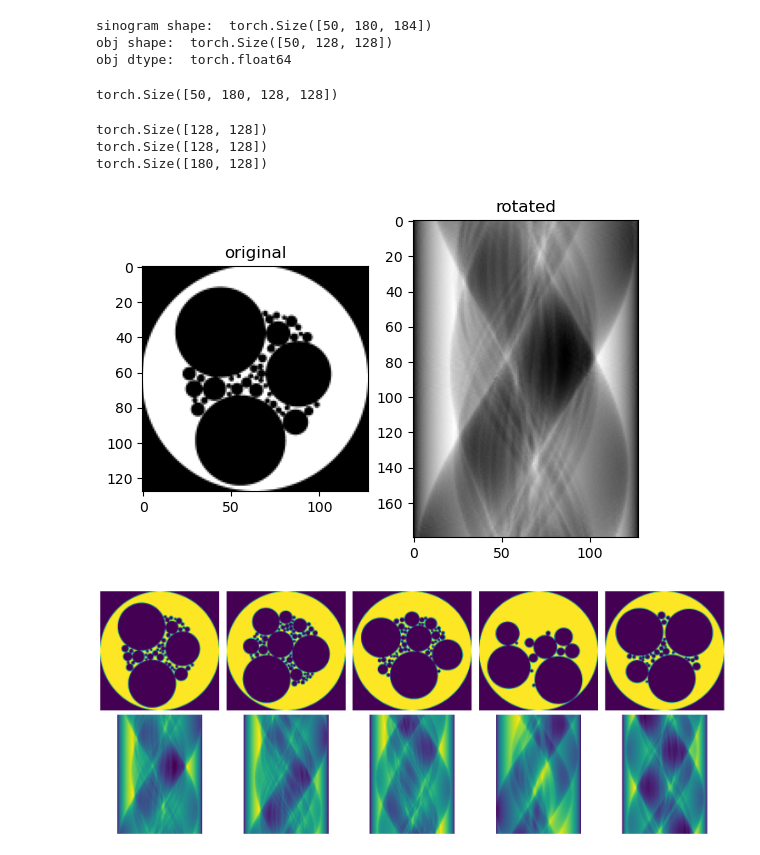
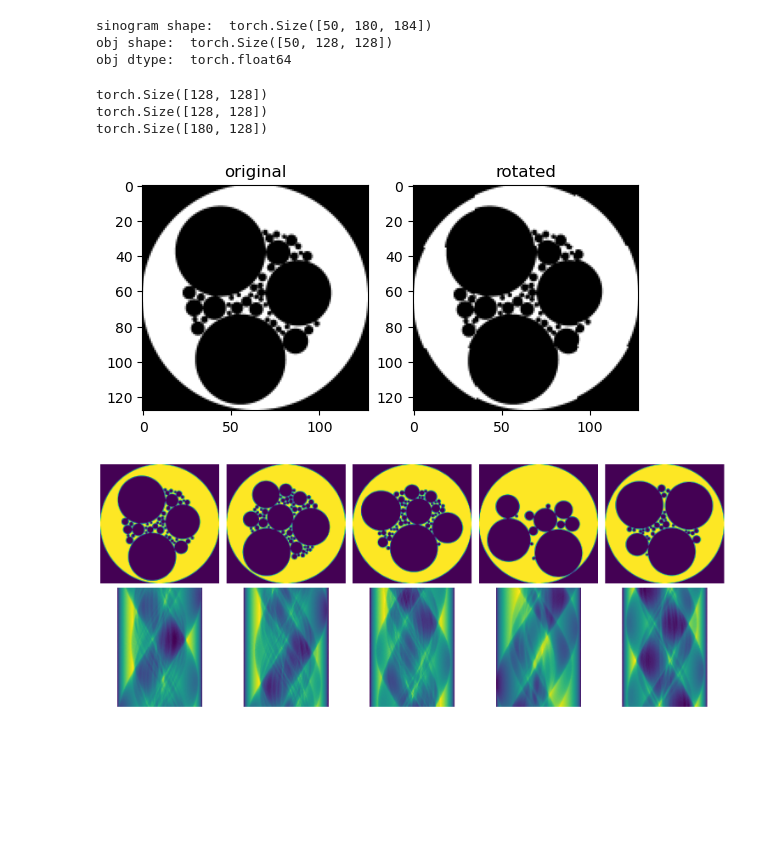
Before and after one commit to vganapati/CT_PVAE, a Jupyter notebook: radon_torch/TorchRadon.ipynb, the cells around one changed output. Drawn from its saved outputs; the diff is of its cells as text; code cells hidden in the pictures; blank space fills up the shorter version.

```diff
--- a/radon_torch/TorchRadon.ipynb
+++ b/radon_torch/TorchRadon.ipynb
@@ -49,14 +55,14 @@ class ImageRotator(nn.Module):
 
     def forward(self, image_batch, angles):
         # Check input shapes
-        assert len(image_batch.shape) == 4, "Invalid image_batch shape. Expected (n, c, x, y)."
+        assert len(image_batch.shape) == 4, "Invalid image_batch shape. Expected (n, c, y, x)."
         assert len(angles.shape) == 1, "Invalid angles shape. Expected (k,)."
 
-        n, c, x, y = image_batch.shape
+        n, c, y, x = image_batch.shape
         k = angles.shape[0]
 
         # Initialize a tensor to store the rotated images
-        rotated_imgs = torch.zeros((n, k, x, y), device=image_batch.device)
+        rotated_imgs = torch.zeros((n, k, y, x), device=image_batch.device)
 
         for i in range(n):
             image = image_batch[i]  # Get current image
@@ -71,9 +77,9 @@ class ImgToSinogram(nn.Module):
 
     def forward(self, image_batch):
         # Check input shape
-        assert len(image_batch.shape) == 4, "Invalid image_batch shape. Expected (n, k, x, y)."
+        assert len(image_batch.shape) == 4, "Invalid image_batch shape. Expected (n, k, y, x)."
 
-        n, k, x, y = image_batch.shape
+        n, k, y, x = image_batch.shape
 
         # Initialize a tensor to store the sinograms
         sinograms = torch.zeros((n, k, x), device=image_batch.device)
@@ -88,8 +94,7 @@ class ImgToSinogram(nn.Module):
 
         self.sinogram_batch = sinograms
 # %%
-image_batch = obj_tensor.unsqueeze(1) # Size = (n,x,y)
-angles = np.arange(1, 181, dtype=float) # Angle list
+start_time = time.time()
 
 # Create an instances for the class
 rotata = ImageRotator()
@@ -104,23 +109,25 @@ sinogram_batch = sinooo.sinogram_batch
 
 print(rotated_images_batch.shape)
 print(sinogram_batch.shape)
+
+elapsed_time = time.time() - start_time
+print("Took ",elapsed_time," sec")
-# %% [output]
-torch.Size([50, 180, 128, 128])
-# %%
-a = image_batch[0].squeeze()
-b = rotated_images_batch[0][45]
-c = sinogram_batch[0]
-
-print(a.shape)
-print(b.shape)
-print(c.shape)
-
-plot_2_img_tensor(a,c,"original","rotated")
-# %% [output]
-torch.Size([128, 128])
-torch.Size([128, 128])
-torch.Size([180, 128])
-[figure, removed]
+# %%
+a = image_batch[0].squeeze()
+b = rotated_images_batch[0][0]
+c = sinogram_batch[0]
+
+print(a.shape)
+print(b.shape)
+print(c.shape)
+
+# plot_2_img_tensor(a,c,"original","sinogram")
+plot_2_img_tensor(a,b,"original","rotated")
+# %% [output]
+torch.Size([128, 128])
+torch.Size([128, 128])
+torch.Size([180, 128])
+[figure, added]
 # %%
 # Specify the file path
 sinogram_orininal_path = os.path.join(os.pardir, 'dataset_foam', 'x_train_sinograms.npy')
```
Also changed, not shown: parts of 2 cells of this notebook.
